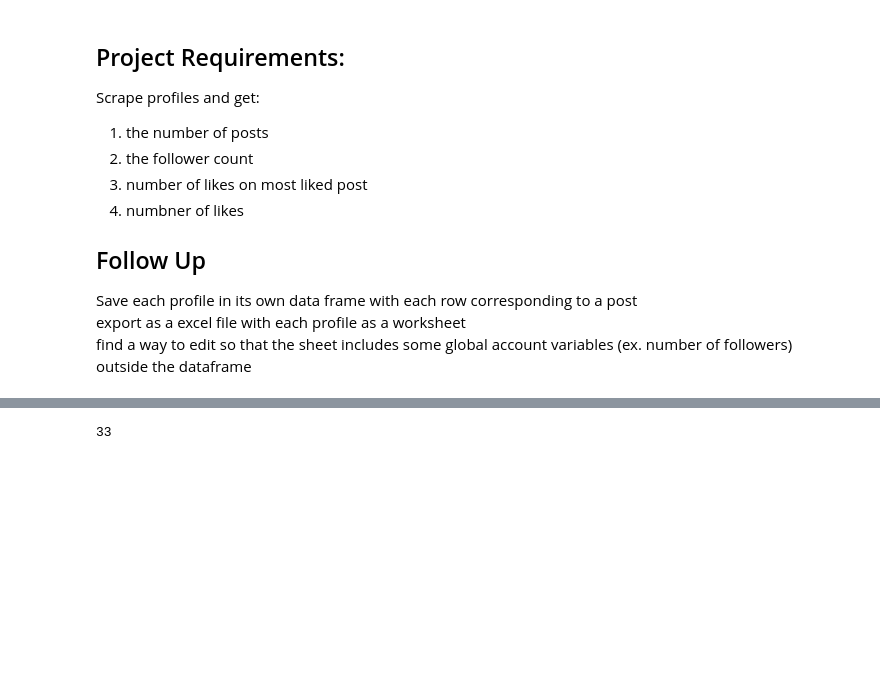
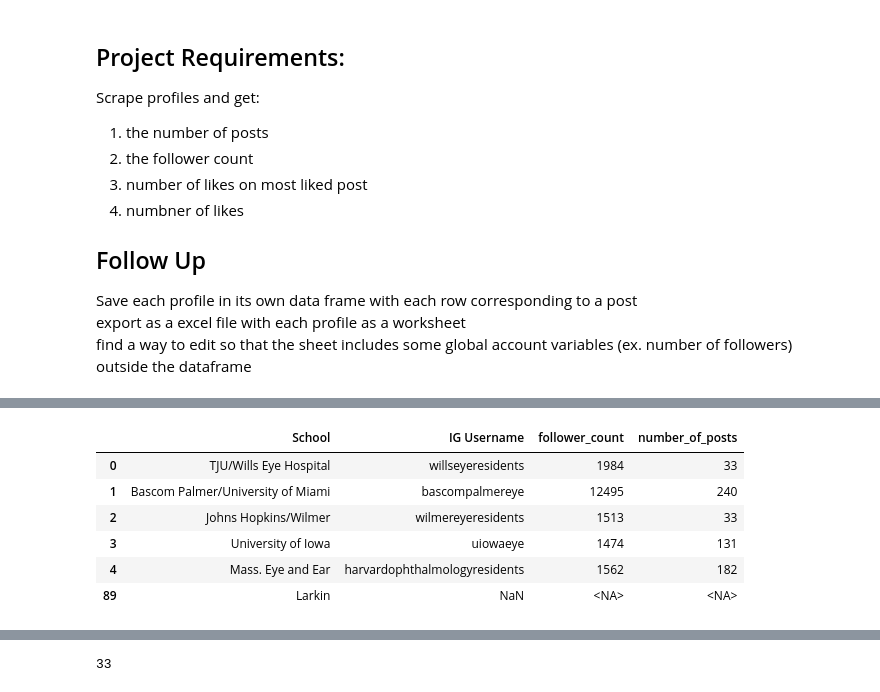
Before and after one commit to albert239825/InstagramScraper, a Jupyter notebook: InstagramScraperTest.ipynb, the cells around one changed output, grey strips where cells are left out. Saved outputs shown, nothing was run; the diff lists cells and outputs as text; code cells hidden in the pictures; blank space fills up the shorter version.

```diff
--- a/InstagramScraperTest.ipynb
+++ b/InstagramScraperTest.ipynb
@@ -167,0 +166,10 @@ Post posted on 2021-09-23 08:43:16, after the deadline
+# %%
+users
+# %% [output]
+|  | School | IG Username | follower_count | number_of_posts |
+| 0 | TJU/Wills Eye Hospital | willseyeresidents | 1984 | 33 |
+| 1 | Bascom Palmer/University of Miami | bascompalmereye | 12495 | 240 |
+| 2 | Johns Hopkins/Wilmer | wilmereyeresidents | 1513 | 33 |
+| 3 | University of Iowa | uiowaeye | 1474 | 131 |
+| 4 | Mass. Eye and Ear | harvardophthalmologyresidents | 1562 | 182 |
+| 89 | Larkin | NaN | <NA> | <NA> |
```
Also changed, not shown: parts of 11 cells of this notebook, 1 other file.
